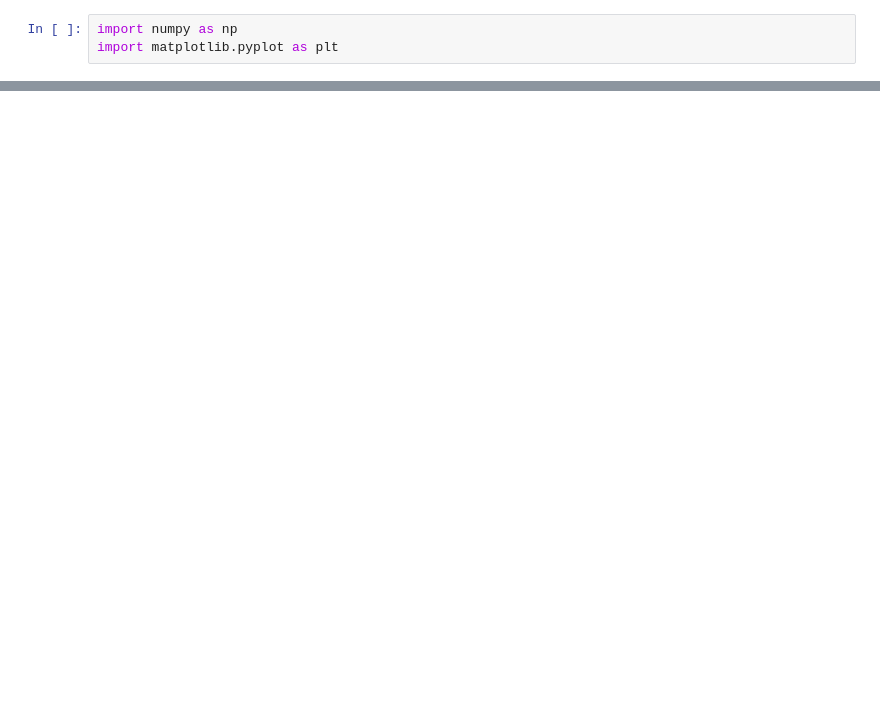
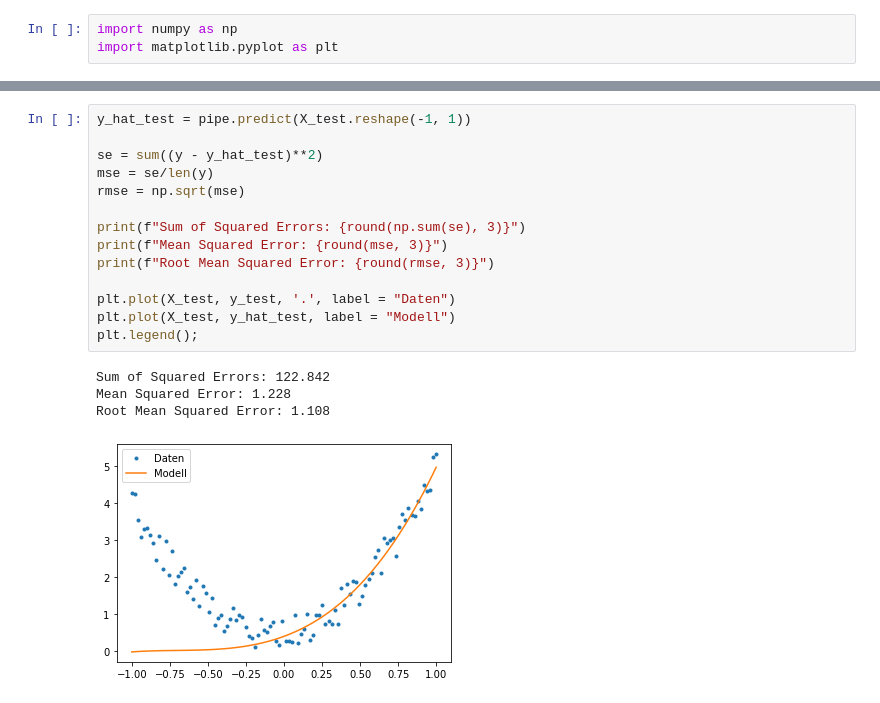
Before and after one commit to MarcelDeSutter/udemy_machine_learning, a Jupyter notebook: notebooks/01-01 Einführung in das maschinelle Lernen.ipynb, the cells around one changed output, grey strips where cells are left out. Drawn from its saved outputs; the diff is of its cells as text; blank space fills up the shorter version.

```diff
--- a/notebooks/01-01 Einführung in das maschinelle Lernen.ipynb
+++ b/notebooks/01-01 Einführung in das maschinelle Lernen.ipynb
@@ -128,0 +129,19 @@ plt.legend();
+# %%
+y_hat_test = pipe.predict(X_test.reshape(-1, 1))
+
+se = sum((y - y_hat_test)**2)
+mse = se/len(y)
+rmse = np.sqrt(mse)
+
+print(f"Sum of Squared Errors: {round(np.sum(se), 3)}")
+print(f"Mean Squared Error: {round(mse, 3)}")
+print(f"Root Mean Squared Error: {round(rmse, 3)}")
+
+plt.plot(X_test, y_test, '.', label = "Daten")
+plt.plot(X_test, y_hat_test, label = "Modell")
+plt.legend();
+# %% [output]
+Sum of Squared Errors: 122.842
+Mean Squared Error: 1.228
+Root Mean Squared Error: 1.108
+[figure, added]
```
Also changed, not shown: parts of 21 cells of this notebook.
